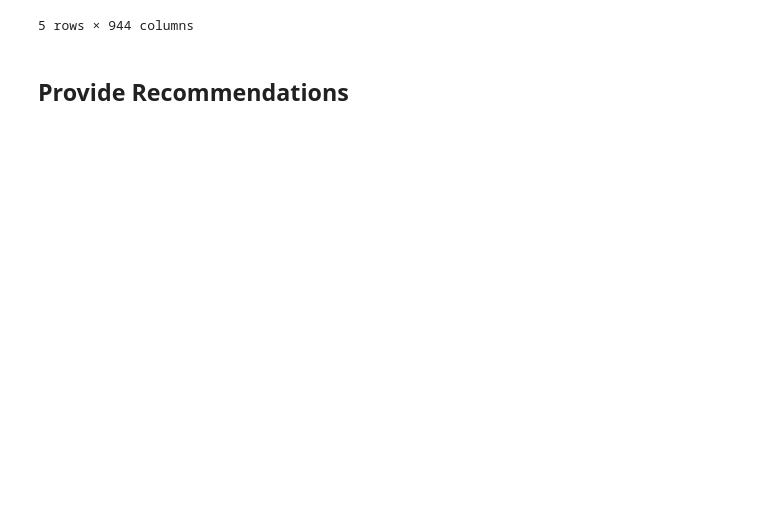
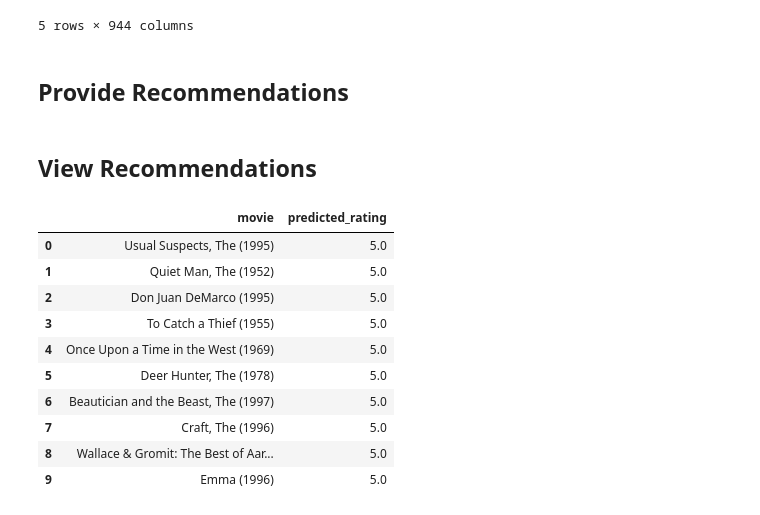
Before and after one commit to bmsmcgee/Collaborative-Filtering-Recommendation-System, a Jupyter notebook: CollaborativeFiltering.ipynb, the cells around one changed output. Cells and saved outputs as stored; diff of their text form; code cells hidden in the pictures; blank space fills up the shorter version.

```diff
--- a/CollaborativeFiltering.ipynb
+++ b/CollaborativeFiltering.ipynb
@@ -10,12 +9,26 @@ from sklearn.metrics.pairwise import cosine_similarity
 # %% [markdown]
 ## Import Dataset
 # %%
-df1 = pd.read_csv(filepath_or_buffer="./Movie_data.csv", names=["user_id", "username", "item_id", "rating", "timestamp"])
+# Load the ratings / interactions dataset.
+# `names=[...]` forces these column names onto the CSV columns.
+df1 = pd.read_csv(
+    filepath_or_buffer="./Movie_data.csv",
+    names=["user_id", "username", "item_id", "rating", "timestamp"]
+)
+
+# Convert the UNIX timestamp (seconds since epoch) into a pandas datetime object.
+# unit="s" indicates the values are in seconds (not milliseconds).
 df1["timestamp"] = pd.to_datetime(df1["timestamp"], unit="s")
 
+# Load the movie metadata dataset (maps item_id -> title, and possibly other columns)
 df2 = pd.read_csv(filepath_or_buffer="./Movie_Id_Titles.csv")
 
+# Merge the ratings data with the movie titles using item_id as the join key.
+# how="left" keeps ALL rows from df1 (ratings), attaching title info where available.
+# If a rating's item_id is missing from df2, its title will become NaN.
 join_df = df1.merge(df2, on="item_id", how="left")
+
+# Drop item_id after merging since the title is now the preferred movie identifier.
 join_df = join_df.drop(columns="item_id")
 # %%
 join_df.info()
@@ -189,0 +365,17 @@ user_similarity_df.head()
+# %% [markdown]
+## View Recommendations
+# %%
+recommendations = recommend_movies_for_user(20, 10, 10)
+recommendations
+# %% [output]
+|  | movie | predicted_rating |
+| 0 | Usual Suspects, The (1995) | 5.0 |
+| 1 | Quiet Man, The (1952) | 5.0 |
+| 2 | Don Juan DeMarco (1995) | 5.0 |
+| 3 | To Catch a Thief (1955) | 5.0 |
+| 4 | Once Upon a Time in the West (1969) | 5.0 |
+| 5 | Deer Hunter, The (1978) | 5.0 |
+| 6 | Beautician and the Beast, The (1997) | 5.0 |
+| 7 | Craft, The (1996) | 5.0 |
+| 8 | Wallace & Gromit: The Best of Aar... | 5.0 |
+| 9 | Emma (1996) | 5.0 |
```
Also changed, not shown: parts of 5 cells of this notebook.
